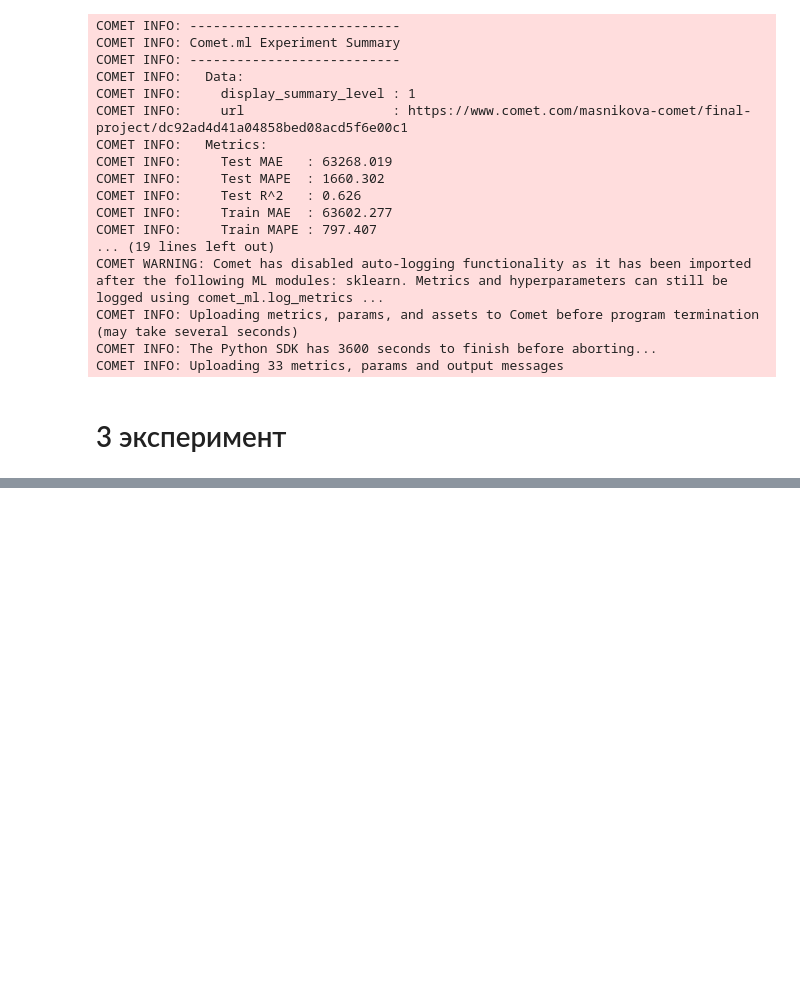
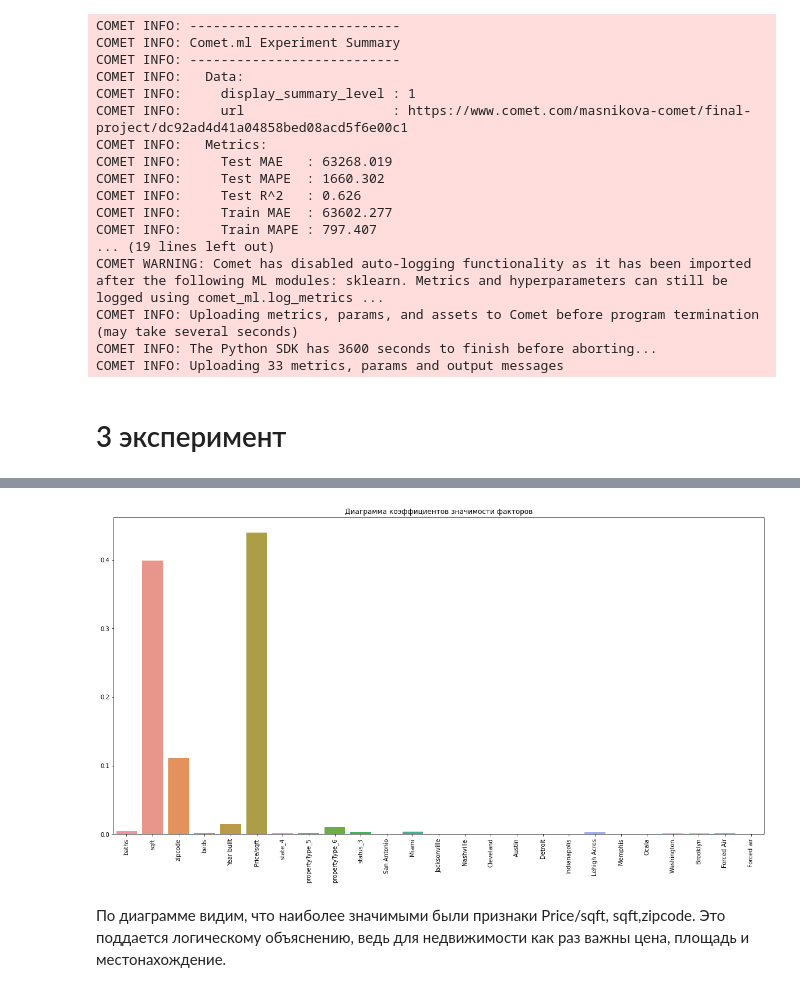
Before and after one commit to Kseniya1994/sf-ds-repo, a Jupyter notebook: SkillFactory/final_project/final_project.ipynb, the cells around one changed output, grey strips where cells are left out. Drawn from its saved outputs; the diff is of its cells as text; code cells hidden in the pictures; blank space fills up the shorter version.

```diff
--- a/SkillFactory/final_project/final_project.ipynb
+++ b/SkillFactory/final_project/final_project.ipynb
@@ -1225,0 +2038,17 @@ COMET INFO: Uploading 33 metrics, params and output messages
+# %%
+from sklearn import ensemble
+
+# модель случайного леса
+rf = ensemble.RandomForestRegressor(
+    n_estimators=200,
+    max_depth=12,
+    criterion='squared_error',
+    min_samples_split=20,
+    random_state=42
+)
+rf.fit(X_train, y_train)
+# делаем предсказания для тренировочной и валидационной выборок
+y_train_pred = rf.predict(X_train)
+y_test_pred = rf.predict(X_test)
+# считаем метрики
+metric = print_metrics(y_train, y_train_pred, y_test, y_test_pred)
@@ -1225,0 +2098,16 @@ COMET INFO: Uploading 33 metrics, params and output messages
+# %%
+# модель градиентного бустинга над деревьями решений
+gb = ensemble.GradientBoostingRegressor(
+    learning_rate=0.5,
+    n_estimators=100, #количество деревьев
+	max_depth=6, #максимальная глубина дерева
+	min_samples_split=30,
+	random_state=42 #генератор случайных чисел
+)
+gb.fit(X_train, y_train)
+
+# делаем предсказания для тренировочной и валидационной выборок
+y_train_pred = gb.predict(X_train)
+y_test_pred = gb.predict(X_test)
+
+metric = print_metrics(y_train, y_train_pred, y_test, y_test_pred)
@@ -1225,0 +2150,16 @@ COMET INFO: Uploading 33 metrics, params and output messages
+# %%
+# построим столбчатую диаграмму коэффициентов значимости для каждого признака
+coef = gb.feature_importances_
+data_coef = pd.DataFrame([coef], columns=X_train.columns)
+
+
+fig = plt.figure(figsize=(20, 10))
+barplot = sns.barplot(
+    data=data_coef
+    )
+barplot.set_title('Диаграмма коэффициентов значимости факторов')
+barplot.set_xticklabels(barplot.get_xticklabels(),rotation = 90);
+# %% [output]
+[figure, added]
+# %% [markdown]
+По диаграмме видим, что наиболее значимыми были признаки Price/sqft, sqft,zipcode. Это поддается логическому объяснению, ведь для недвижимости как раз важны цена, площадь и местонахождение.
```
Also changed, not shown: parts of 80 cells of this notebook, 1 other file.
